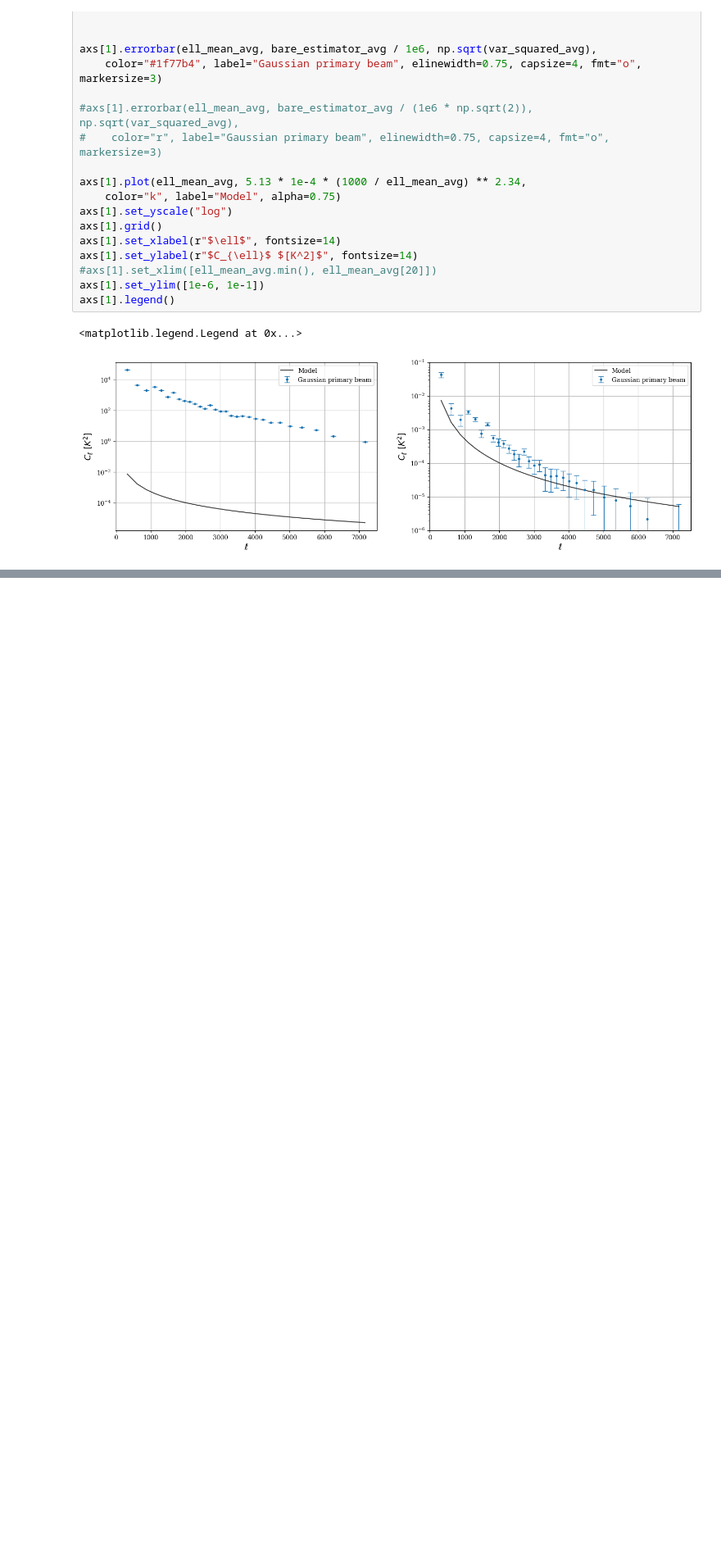
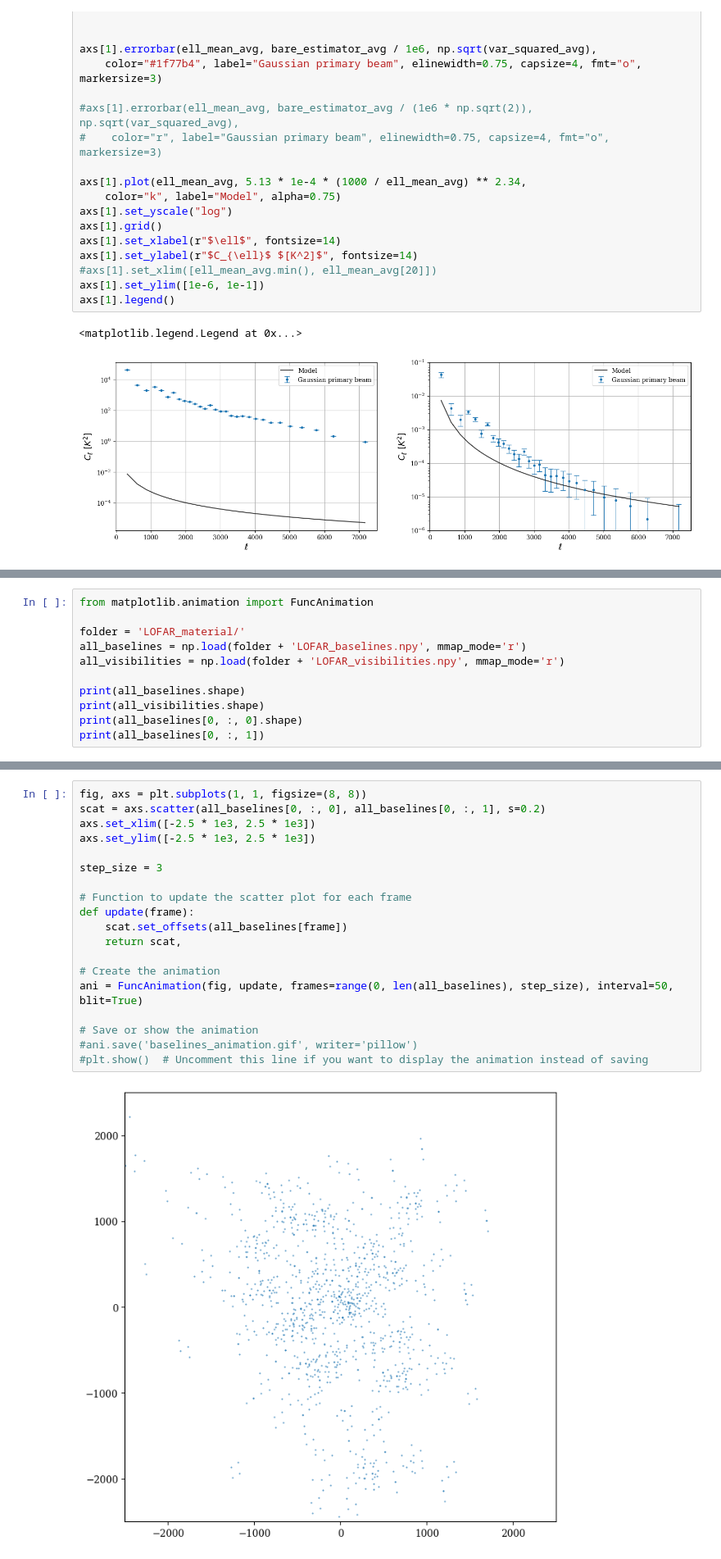
Before and after one commit to vitraj/visest, a Jupyter notebook: Misc_tests_notebook.ipynb, the cells around one changed output, grey strips where cells are left out. Shown at 82% size. Saved outputs shown, nothing was run; the diff lists cells and outputs as text; blank space fills up the shorter version.

```diff
--- a/Misc_tests_notebook.ipynb
+++ b/Misc_tests_notebook.ipynb
@@ -961,0 +1050,11 @@ axs[1].legend()
+# %%
+from matplotlib.animation import FuncAnimation
+
+folder = 'LOFAR_material/'
+all_baselines = np.load(folder + 'LOFAR_baselines.npy', mmap_mode='r')
+all_visibilities = np.load(folder + 'LOFAR_visibilities.npy', mmap_mode='r')
+
+print(all_baselines.shape)
+print(all_visibilities.shape)
+print(all_baselines[0, :, 0].shape)
+print(all_baselines[0, :, 1])
@@ -961,0 +1067,21 @@ axs[1].legend()
+# %%
+fig, axs = plt.subplots(1, 1, figsize=(8, 8))
+scat = axs.scatter(all_baselines[0, :, 0], all_baselines[0, :, 1], s=0.2)
+axs.set_xlim([-2.5 * 1e3, 2.5 * 1e3])
+axs.set_ylim([-2.5 * 1e3, 2.5 * 1e3])
+
+step_size = 3
+
+# Function to update the scatter plot for each frame
+def update(frame):
+    scat.set_offsets(all_baselines[frame])
+    return scat,
+
+# Create the animation
+ani = FuncAnimation(fig, update, frames=range(0, len(all_baselines), step_size), interval=50, blit=True)
+
+# Save or show the animation
+#ani.save('baselines_animation.gif', writer='pillow')
+#plt.show()  # Uncomment this line if you want to display the animation instead of saving
+# %% [output]
+[figure, added]
```
Also changed, not shown: parts of 10 cells of this notebook, 3 other files.
